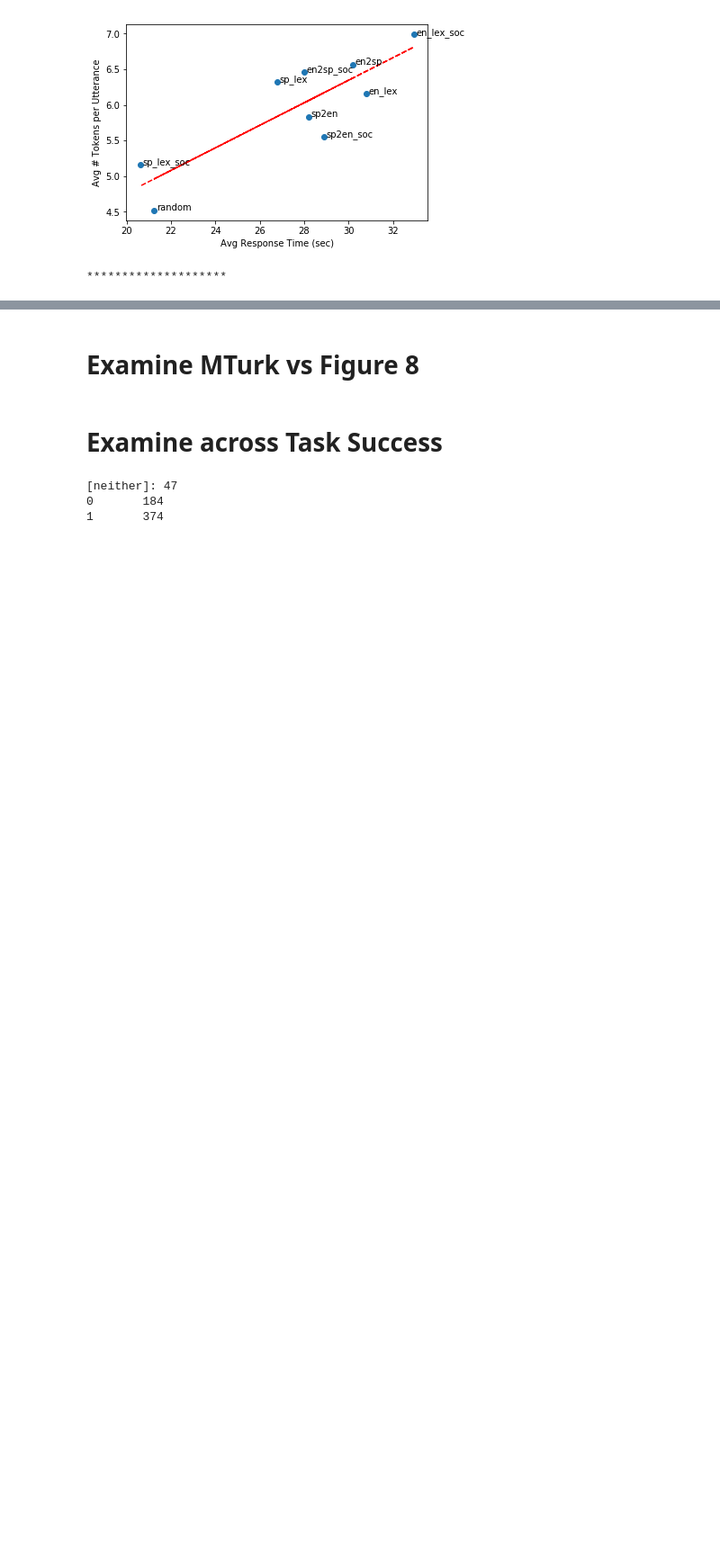
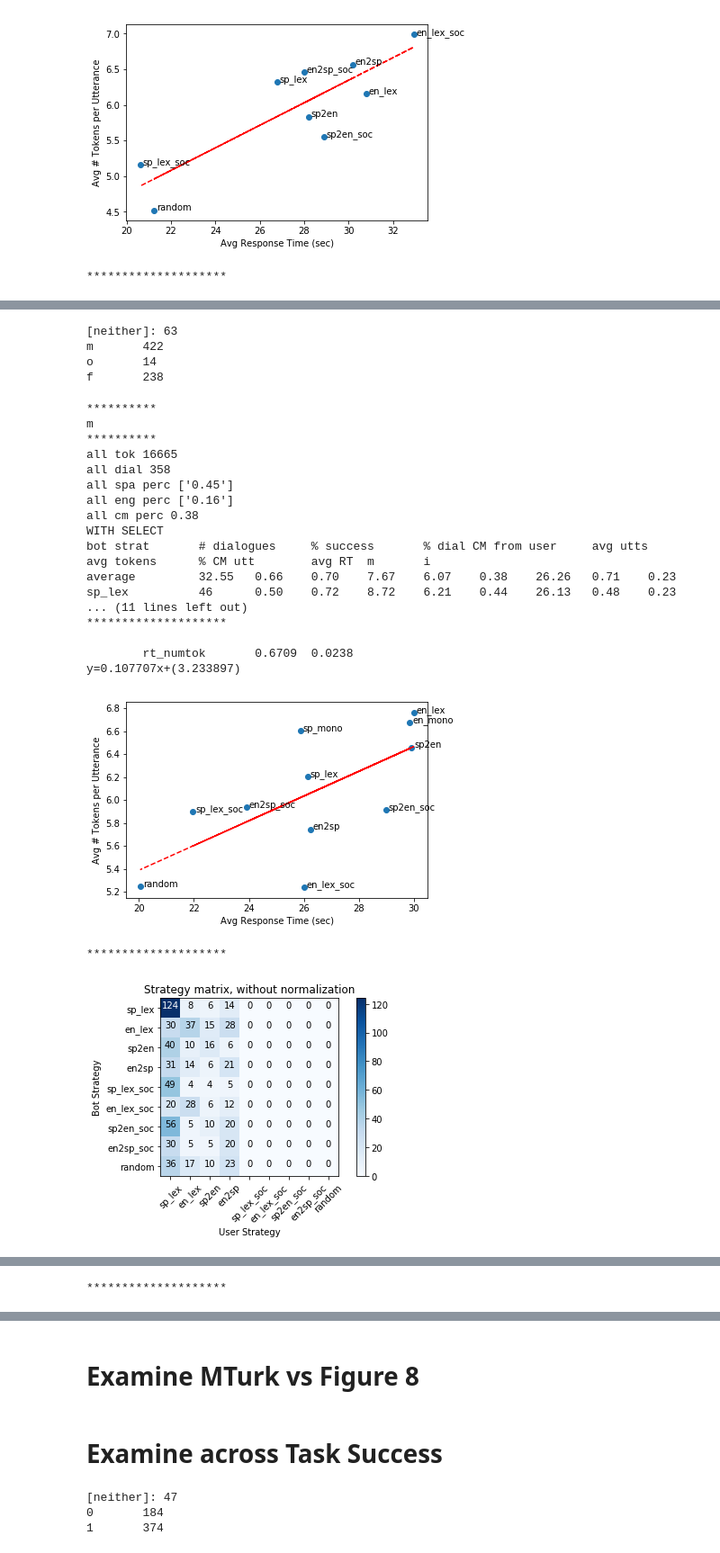
Before and after one commit to emilyahn/codemix, a Jupyter notebook: cocoa_metrics.ipynb, the cells around one changed output, grey strips where cells are left out. Shown at 90% size. Drawn from its saved outputs; the diff is of its cells as text; code cells hidden in the pictures; blank space fills up the shorter version.

```diff
--- a/cocoa_metrics.ipynb
+++ b/cocoa_metrics.ipynb
@@ -417,0 +493,69 @@ cc.viz_cm_style(fix_style_data, is_social=2)
+# %%
+# create dict where key=0/1, value is chat_list
+
+gender2chat = defaultdict(list)
+ctr = 0
+for chat_id, chat_dict in fix_data.iteritems():
+    # FIRST ONLY
+#     if chat_id not in first_chatids:
+#         continue
+    try:
+        outcome = chat_dict['n00_gender']
+    except:
+        ctr += 1
+        continue
+
+    gender2chat[outcome].append(chat_id)
+
+print '[neither]:', ctr
+for outcome, chat_list in gender2chat.iteritems():
+    print '{}\t{}'.format(outcome, len(chat_list))
+# %% [output]
+[neither]: 63
+m       422
+o       14
+f       238
+# %%
+# compare visualizations of styles between Success = 0 or 1
+# intersect success2chat and style2chat chat_id lists
+
+for outcome, out_chat_list in gender2chat.iteritems():
+    if outcome == 'o':
+        continue
+    print '*'*10
+    print outcome
+    print '*'*10
+    out_data = {}
+    for style, style_chat_list in fix_style2chat_dict.iteritems():
+#         print '*'*10
+#         print style
+#         print '*'*10
+        chat_list = [chat_id for chat_id in out_chat_list if chat_id in style_chat_list]
+        if not chat_list:
+            print 'OH NO'
+            continue
+        out_data[style] = cc.get_general_cm_metrics(fix_data, param_chat_list=chat_list)
+
+    cc.viz_general(out_data)
+    cc.viz_cm_style(out_data)
+# %% [output]
+**********
+m
+**********
+all tok 16665
+all dial 358
+all spa perc ['0.45']
+all eng perc ['0.16']
+all cm perc 0.38
+WITH SELECT
+bot strat       # dialogues     % success       % dial CM from user     avg utts        avg tokens      % CM utt        avg RT  m       i
+average         32.55   0.66    0.70    7.67    6.07    0.38    26.26   0.71    0.23
+sp_lex          46      0.50    0.72    8.72    6.21    0.44    26.13   0.48    0.23
+... (11 lines left out)
+********************
+
+        rt_numtok       0.6709  0.0238
+y=0.107707x+(3.233897)
+[figure, added]
+********************
+[figure, added]
@@ -417,0 +581 @@ cc.viz_cm_style(fix_style_data, is_social=2)
+********************
```
Also changed, not shown: parts of 28 cells of this notebook, 16 other files.
